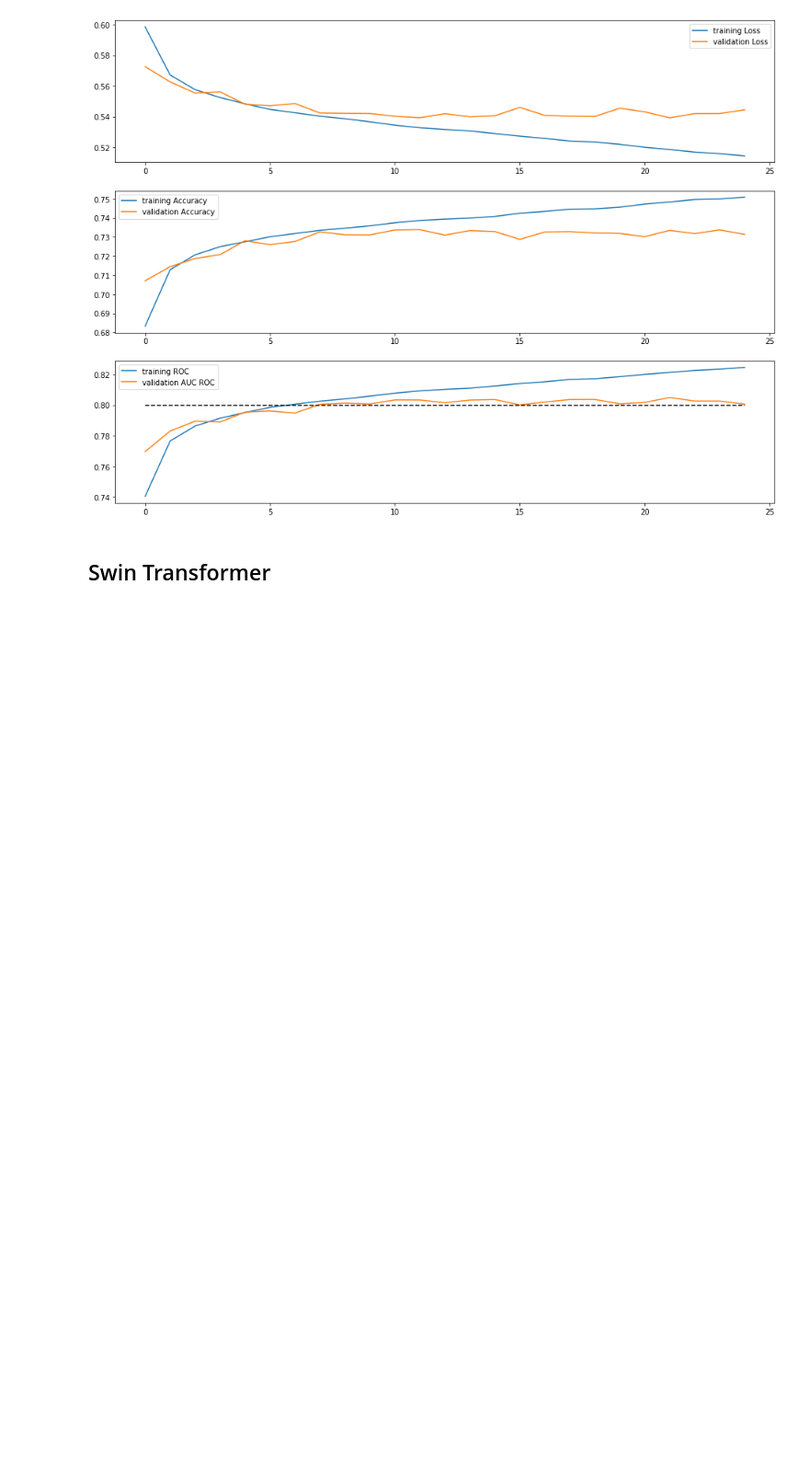
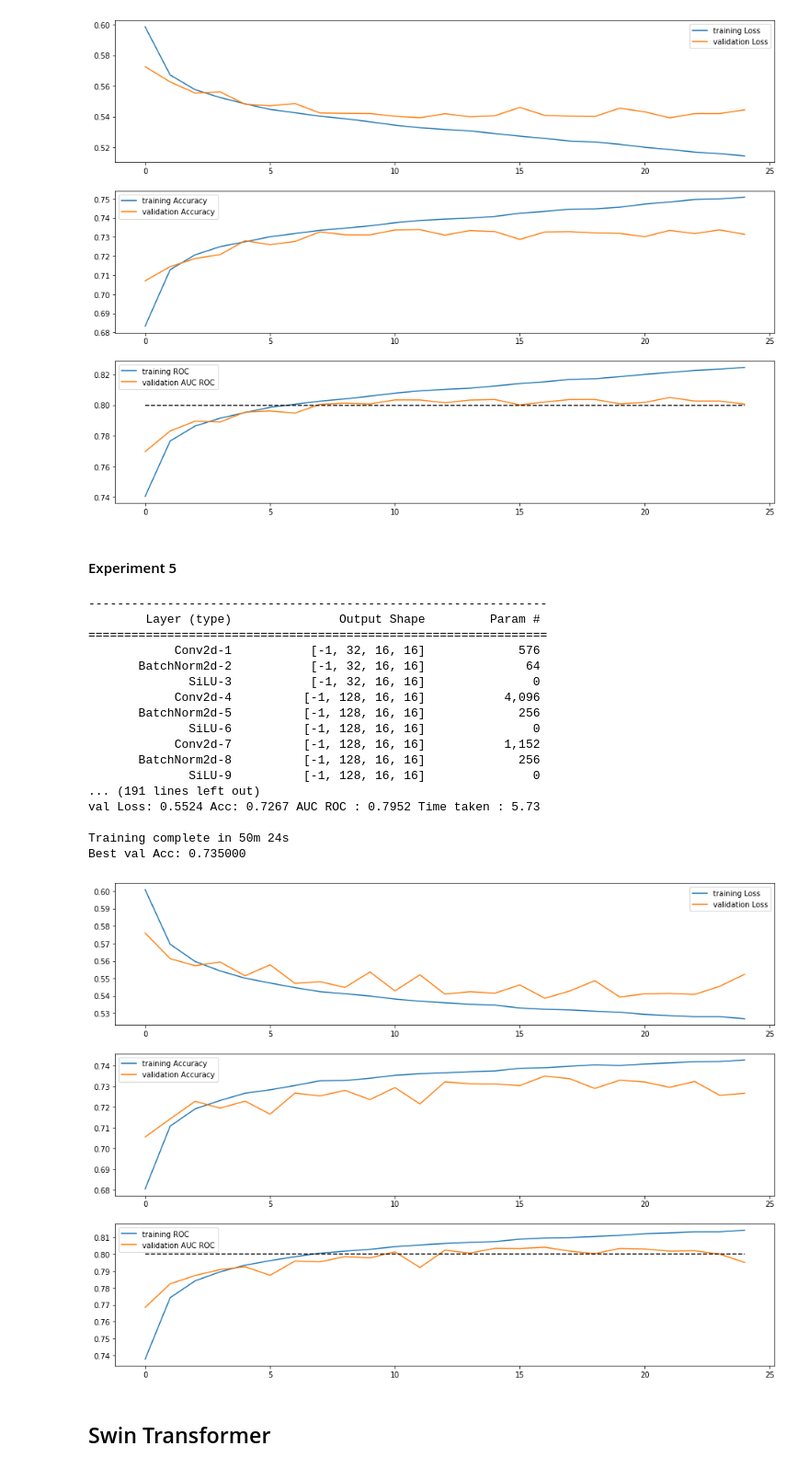
Before and after one commit to mlewandowski0/E2E_2023, a Jupyter notebook: Task1_pytorch_lower_mem_normalized_data.ipynb, the cells around one changed output. Shown at 92% size. Drawn from its saved outputs; the diff is of its cells as text; code cells hidden in the pictures; blank space fills up the shorter version.

```diff
--- a/Task1_pytorch_lower_mem_normalized_data.ipynb
+++ b/Task1_pytorch_lower_mem_normalized_data.ipynb
@@ -2724,6 +2730,53 @@ val Loss: 0.5444 Acc: 0.7314 AUC ROC : 0.8006 Time taken : 6.48
 Training complete in 61m 27s
 Best val Acc: 0.733896
 [figure]
+# %% [markdown]
+#### Experiment 5
+# %%
+model_ft = MobileViT2(image_size = (32, 32),
+                        dims = [64, 96, 128],
+                        channels = [32, 48, 64, 128, 128],
+                        num_classes = 1,
+                        patch_size=(4, 4),
+                        kernel_size=3,
+                        depths=(1, 2, 1))
+model_ft = model_ft.to(device)
+
+print(summary(model_ft, input_size=(2, 32, 32)))
+
+optim = pt_optim.AdamW(model_ft.parameters())
+lr_sched = pt_lr_scheduler.StepLR(optim, 5, 0.95)
+dataloaders = {
+    "train" : train_dataloader,
+    "val" : validation_dataloader
+}
+
+dataset_sizes = {
+    "train" : training_ds_size,
+    "val" : validation_ds_size
+}
+
+simple_res = train_model(model_ft, F.binary_cross_entropy, optim, lr_sched, dataloaders, dataset_sizes, os.path.join(model_save_folder, "simpleViT.pth"))
+plotResults(simple_res)
+# %% [output]
+----------------------------------------------------------------
+        Layer (type)               Output Shape         Param #
+================================================================
+            Conv2d-1           [-1, 32, 16, 16]             576
+       BatchNorm2d-2           [-1, 32, 16, 16]              64
+              SiLU-3           [-1, 32, 16, 16]               0
+            Conv2d-4          [-1, 128, 16, 16]           4,096
+       BatchNorm2d-5          [-1, 128, 16, 16]             256
+              SiLU-6          [-1, 128, 16, 16]               0
+            Conv2d-7          [-1, 128, 16, 16]           1,152
+       BatchNorm2d-8          [-1, 128, 16, 16]             256
+              SiLU-9          [-1, 128, 16, 16]               0
+... (191 lines left out)
+val Loss: 0.5524 Acc: 0.7267 AUC ROC : 0.7952 Time taken : 5.73
+
+Training complete in 50m 24s
+Best val Acc: 0.735000
+[figure, added]
 # %% [markdown]
 ## Swin Transformer
 # %% [markdown]
```
Also changed, not shown: parts of 10 cells of this notebook.
